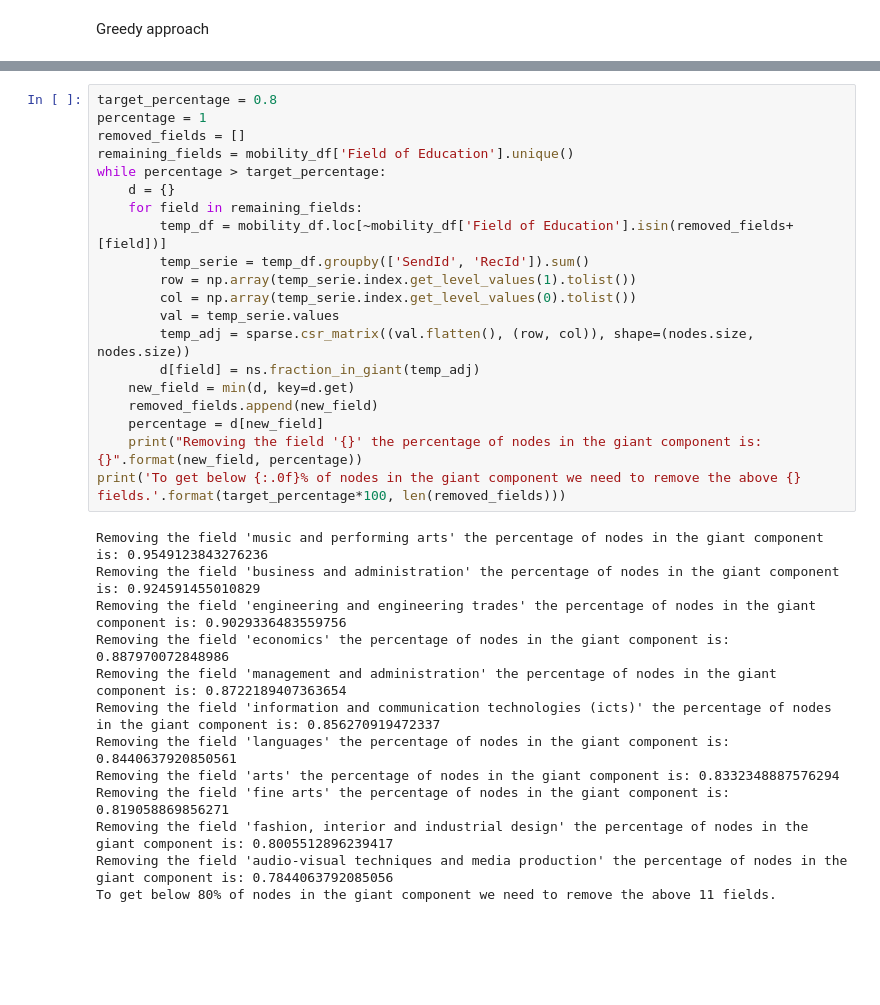
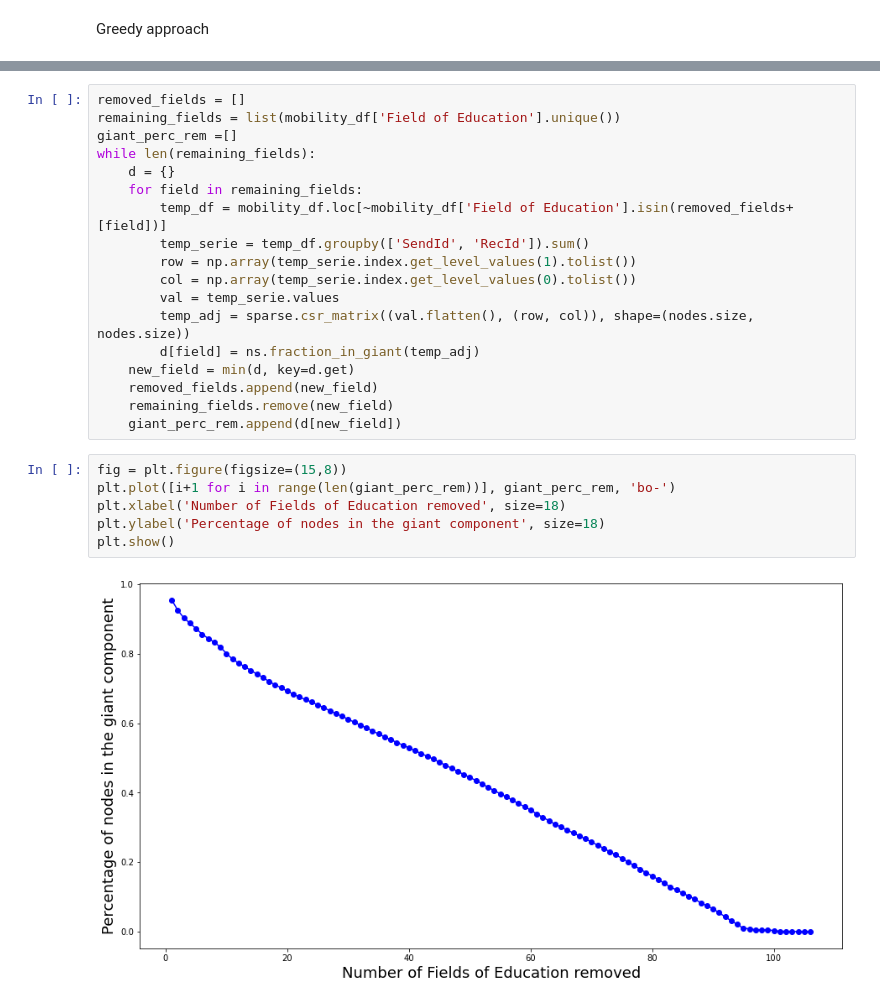
Before and after one commit to FilippoBragato/ErasmusMobilityStudy, a Jupyter notebook: FieldOfEducation.ipynb, the cells around one changed output, grey strips where cells are left out. Saved outputs shown, nothing was run; the diff lists cells and outputs as text; blank space fills up the shorter version.

```diff
--- a/FieldOfEducation.ipynb
+++ b/FieldOfEducation.ipynb
@@ -317,9 +249,8 @@ To get above 80% of nodes in the giant component we need to add the above 13 fie
 # %%
-target_percentage = 0.8
-percentage = 1
 removed_fields = []
-remaining_fields = mobility_df['Field of Education'].unique()
-while percentage > target_percentage:
+remaining_fields = list(mobility_df['Field of Education'].unique())
+giant_perc_rem =[]
+while len(remaining_fields):
     d = {}
     for field in remaining_fields:
         temp_df = mobility_df.loc[~mobility_df['Field of Education'].isin(removed_fields+[field])]
@@ -331,19 +262,13 @@ while percentage > target_percentage:
         d[field] = ns.fraction_in_giant(temp_adj)
     new_field = min(d, key=d.get)
     removed_fields.append(new_field)
-    percentage = d[new_field]
-    print("Removing the field '{}' the percentage of nodes in the giant component is: {}".format(new_field, percentage))
-print('To get below {:.0f}% of nodes in the giant component we need to remove the above {} fields.'.format(target_percentage*100, len(removed_fields)))
+    remaining_fields.remove(new_field)
+    giant_perc_rem.append(d[new_field])
-# %% [output]
-Removing the field 'music and performing arts' the percentage of nodes in the giant component is: 0.9549123843276236
-Removing the field 'business and administration' the percentage of nodes in the giant component is: 0.924591455010829
-Removing the field 'engineering and engineering trades' the percentage of nodes in the giant component is: 0.9029336483559756
-Removing the field 'economics' the percentage of nodes in the giant component is: 0.887970072848986
-Removing the field 'management and administration' the percentage of nodes in the giant component is: 0.8722189407363654
-Removing the field 'information and communication technologies (icts)' the percentage of nodes in the giant component is: 0.856270919472337
-Removing the field 'languages' the percentage of nodes in the giant component is: 0.8440637920850561
-Removing the field 'arts' the percentage of nodes in the giant component is: 0.8332348887576294
-Removing the field 'fine arts' the percentage of nodes in the giant component is: 0.819058869856271
-Removing the field 'fashion, interior and industrial design' the percentage of nodes in the giant component is: 0.8005512896239417
-Removing the field 'audio-visual techniques and media production' the percentage of nodes in the giant component is: 0.7844063792085056
-To get below 80% of nodes in the giant component we need to remove the above 11 fields.
+# %%
+fig = plt.figure(figsize=(15,8))
+plt.plot([i+1 for i in range(len(giant_perc_rem))], giant_perc_rem, 'bo-')
+plt.xlabel('Number of Fields of Education removed', size=18)
+plt.ylabel('Percentage of nodes in the giant component', size=18)
+plt.show()
+# %% [output]
+[figure, added]
```
Also changed, not shown: parts of 11 cells of this notebook.
